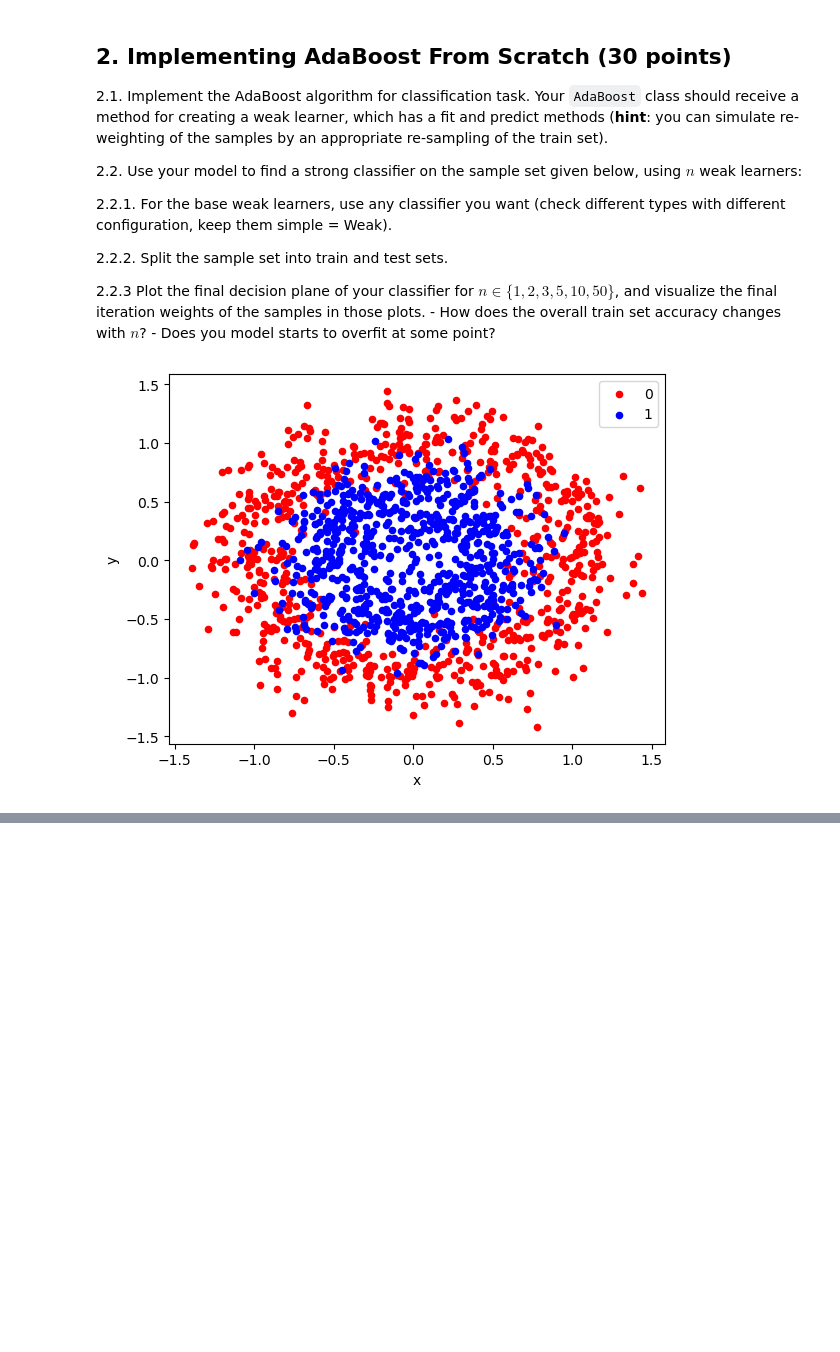
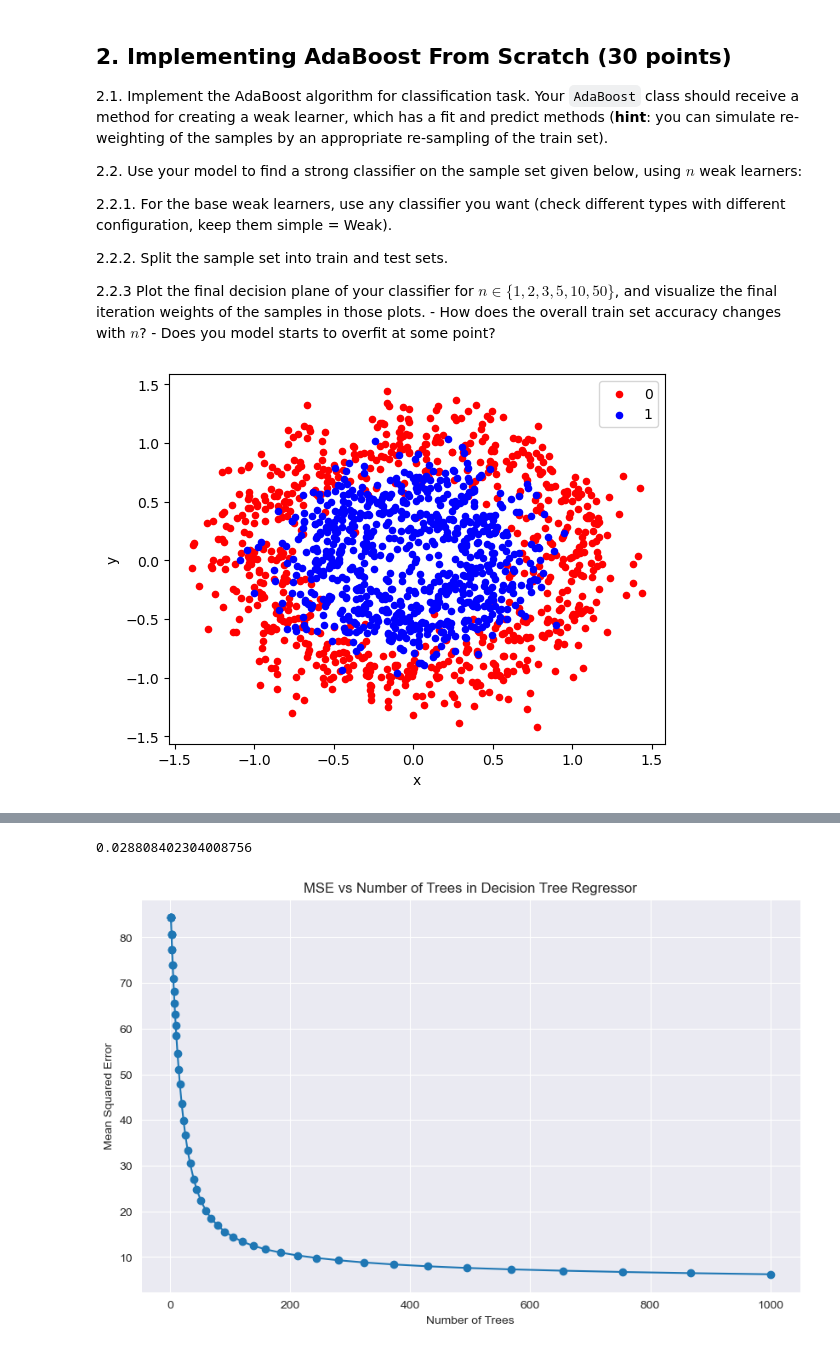
Before and after one commit to anidima/ydata_ml_sl, a Jupyter notebook: SL_HW7_Ensemble.ipynb, the cells around one changed output, grey strips where cells are left out. Saved outputs shown, nothing was run; the diff lists cells and outputs as text; code cells hidden in the pictures; blank space fills up the shorter version.

Commit message:
L2Boost

```diff
--- a/SL_HW7_Ensemble.ipynb
+++ b/SL_HW7_Ensemble.ipynb
@@ -107,15 +100,10 @@ class TreeEnsemble():
             # oob set
             y_oob = self.y[self.oob_total_idxs]
 
-            y_pred_2 = self.predict(self.X[self.oob_total_idxs])
-            print(y_pred_2)
-
             # make prediction and extract oob
             y_pred = self.predict(self.X)
             y_pred_oob = y_pred[self.oob_total_idxs]
 
-            print(y_pred_oob)
-
             oob_mse = np.mean((y_oob - y_pred_oob) ** 2)
 
             return oob_mse
@@ -295,0 +316,35 @@ Reminder: in each step, build a decision tree to minimize the error between the
+# %%
+X = np.array([[1,5], [2,3], [3,2], [4,6], [4,7], [5,9], [6,5], [6,7], [8,5], [8,8]])
+y = np.array([1,1,0,0,1,1,0,1,0,0])
+model = L2Boost(X, y, 200, 0.05)
+model.mse()
+# %% [output]
+0.028808402304008756
+# %%
+# load boston
+data_url = "http://lib.stat.cmu.edu/datasets/boston"
+raw_df = pd.read_csv(data_url, sep="\s+", skiprows=22, header=None)
+X = np.hstack([raw_df.values[::2, :], raw_df.values[1::2, :2]])
+y = raw_df.values[1::2, 2]
+# %%
+# Define the range of number of trees
+n_trees_range = np.logspace(0, 3, num=50, dtype=int)
+
+mse_values = []
+
+for n_trees in n_trees_range:
+    model = L2Boost(X, y, n_trees, 0.05)
+    mse_values.append(model.mse())
+# %%
+# Plotting the MSE as a function of the number of trees
+plt.figure(figsize=(10, 6))
+sns.set_style('darkgrid')
+plt.plot(n_trees_range, mse_values, marker='o', linestyle='-')
+#plt.xscale('log')
+plt.title('MSE vs Number of Trees in Decision Tree Regressor')
+plt.xlabel('Number of Trees')
+plt.ylabel('Mean Squared Error')
+plt.grid(True)
+plt.show()
+# %% [output]
+[figure, added]
```
Also changed, not shown: parts of 8 cells of this notebook.
